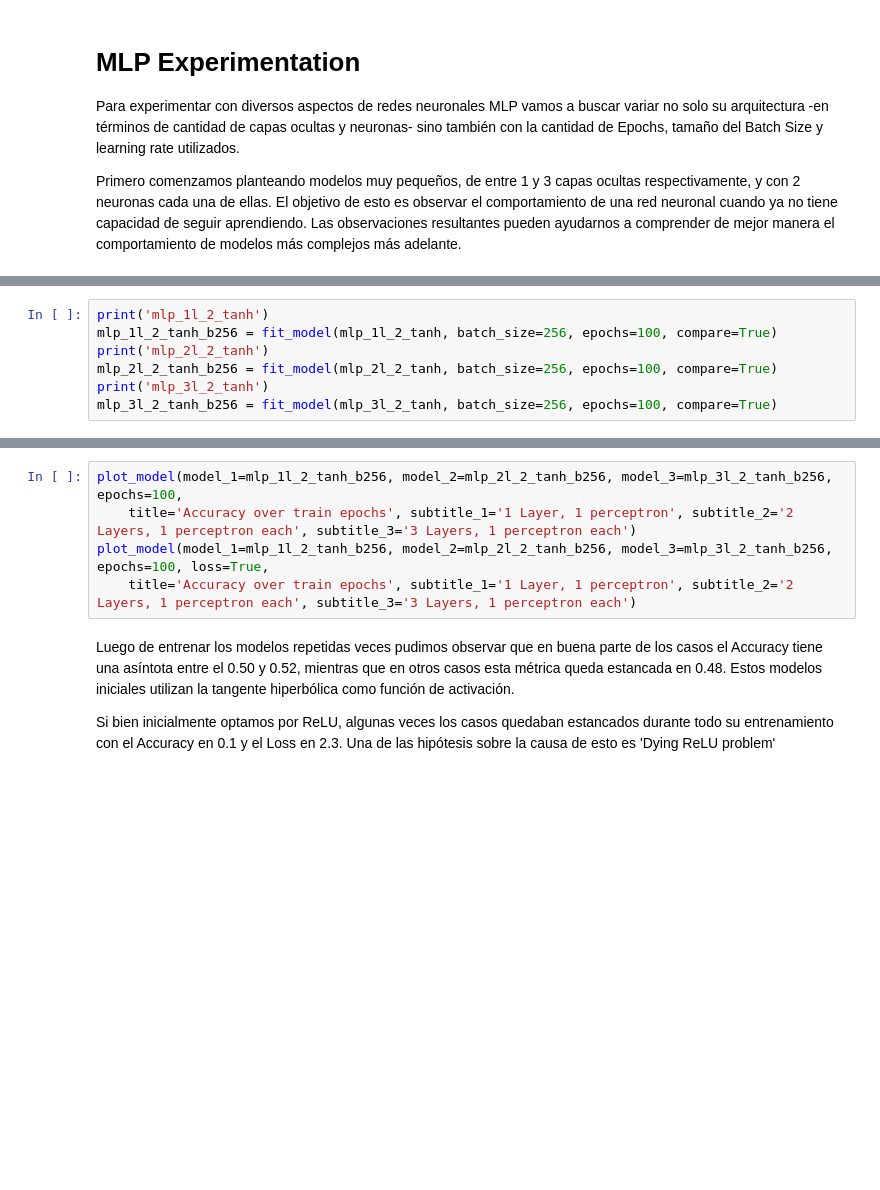
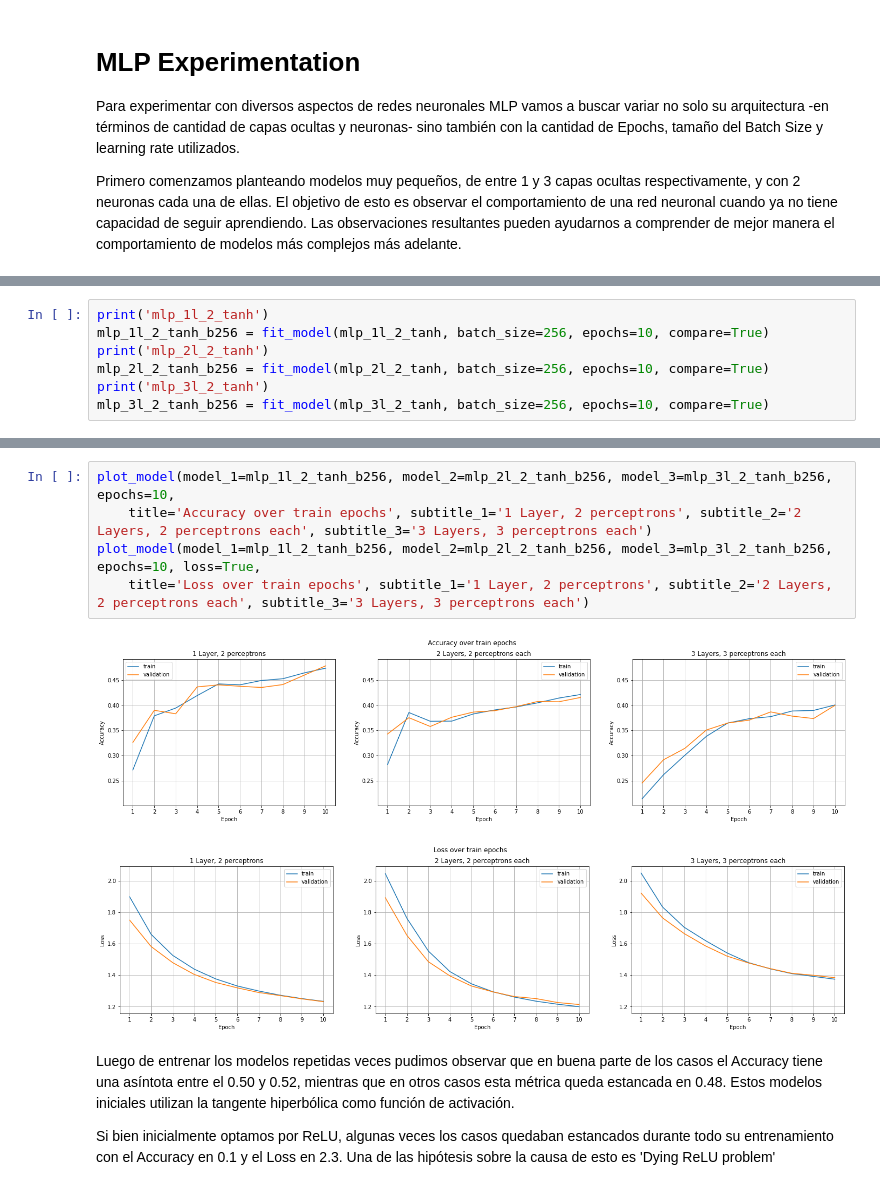
Before and after one commit to Ganymede23/UCSE-TP-ML-2022, a Jupyter notebook: tp3_fashion_mnist.ipynb, the cells around one changed output, grey strips where cells are left out. Cells and saved outputs as stored; diff of their text form; blank space fills up the shorter version.

```diff
--- a/tp3_fashion_mnist.ipynb
+++ b/tp3_fashion_mnist.ipynb
@@ -688,7 +840,7 @@ mlp_3l_2_tanh.summary()
 # %%
 print('mlp_1l_2_tanh')
-mlp_1l_2_tanh_b256 = fit_model(mlp_1l_2_tanh, batch_size=256, epochs=100, compare=True)
+mlp_1l_2_tanh_b256 = fit_model(mlp_1l_2_tanh, batch_size=256, epochs=10, compare=True)
 print('mlp_2l_2_tanh')
-mlp_2l_2_tanh_b256 = fit_model(mlp_2l_2_tanh, batch_size=256, epochs=100, compare=True)
+mlp_2l_2_tanh_b256 = fit_model(mlp_2l_2_tanh, batch_size=256, epochs=10, compare=True)
 print('mlp_3l_2_tanh')
-mlp_3l_2_tanh_b256 = fit_model(mlp_3l_2_tanh, batch_size=256, epochs=100, compare=True)
+mlp_3l_2_tanh_b256 = fit_model(mlp_3l_2_tanh, batch_size=256, epochs=10, compare=True)
@@ -695,8 +860,11 @@ mlp_3l_2_tanh_b256 = fit_model(mlp_3l_2_tanh, batch_size=256, epochs=100, compar
 # %%
-plot_model(model_1=mlp_1l_2_tanh_b256, model_2=mlp_2l_2_tanh_b256, model_3=mlp_3l_2_tanh_b256, epochs=100,
-    title='Accuracy over train epochs', subtitle_1='1 Layer, 1 perceptron', subtitle_2='2 Layers, 1 perceptron each', subtitle_3='3 Layers, 1 perceptron each')
-plot_model(model_1=mlp_1l_2_tanh_b256, model_2=mlp_2l_2_tanh_b256, model_3=mlp_3l_2_tanh_b256, epochs=100, loss=True,
-    title='Accuracy over train epochs', subtitle_1='1 Layer, 1 perceptron', subtitle_2='2 Layers, 1 perceptron each', subtitle_3='3 Layers, 1 perceptron each')
+plot_model(model_1=mlp_1l_2_tanh_b256, model_2=mlp_2l_2_tanh_b256, model_3=mlp_3l_2_tanh_b256, epochs=10,
+    title='Accuracy over train epochs', subtitle_1='1 Layer, 2 perceptrons', subtitle_2='2 Layers, 2 perceptrons each', subtitle_3='3 Layers, 3 perceptrons each')
+plot_model(model_1=mlp_1l_2_tanh_b256, model_2=mlp_2l_2_tanh_b256, model_3=mlp_3l_2_tanh_b256, epochs=10, loss=True,
+    title='Loss over train epochs', subtitle_1='1 Layer, 2 perceptrons', subtitle_2='2 Layers, 2 perceptrons each', subtitle_3='3 Layers, 3 perceptrons each')
+# %% [output]
+[figure, added]
+[figure, added]
 # %% [markdown]
 Luego de entrenar los modelos repetidas veces pudimos observar que en buena parte de los casos el Accuracy tiene una asíntota entre el 0.50 y 0.52, mientras que en otros casos esta métrica queda estancada en 0.48.
 Estos modelos iniciales utilizan la tangente hiperbólica como función de activación.
```
Also changed, not shown: parts of 25 cells of this notebook.
